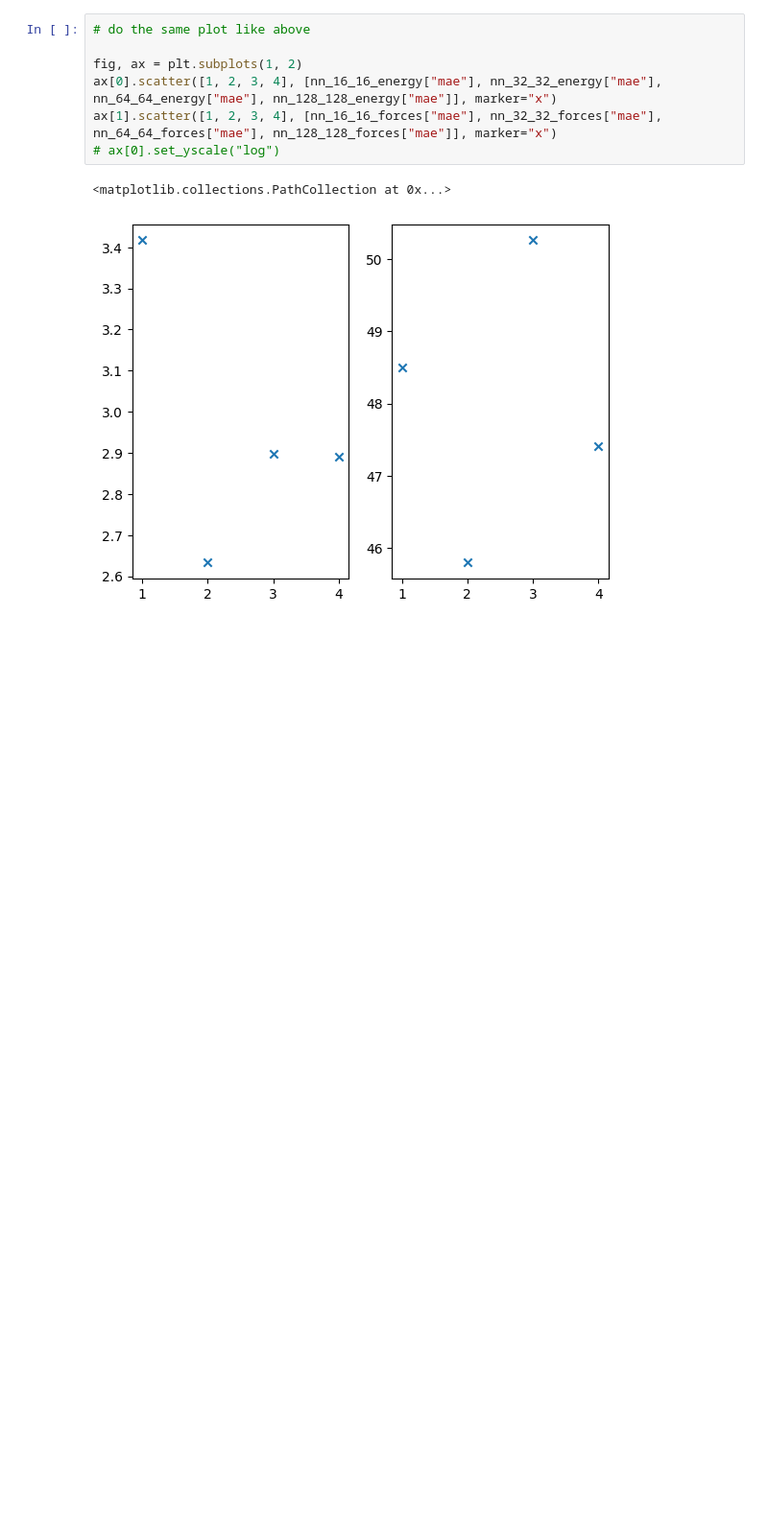
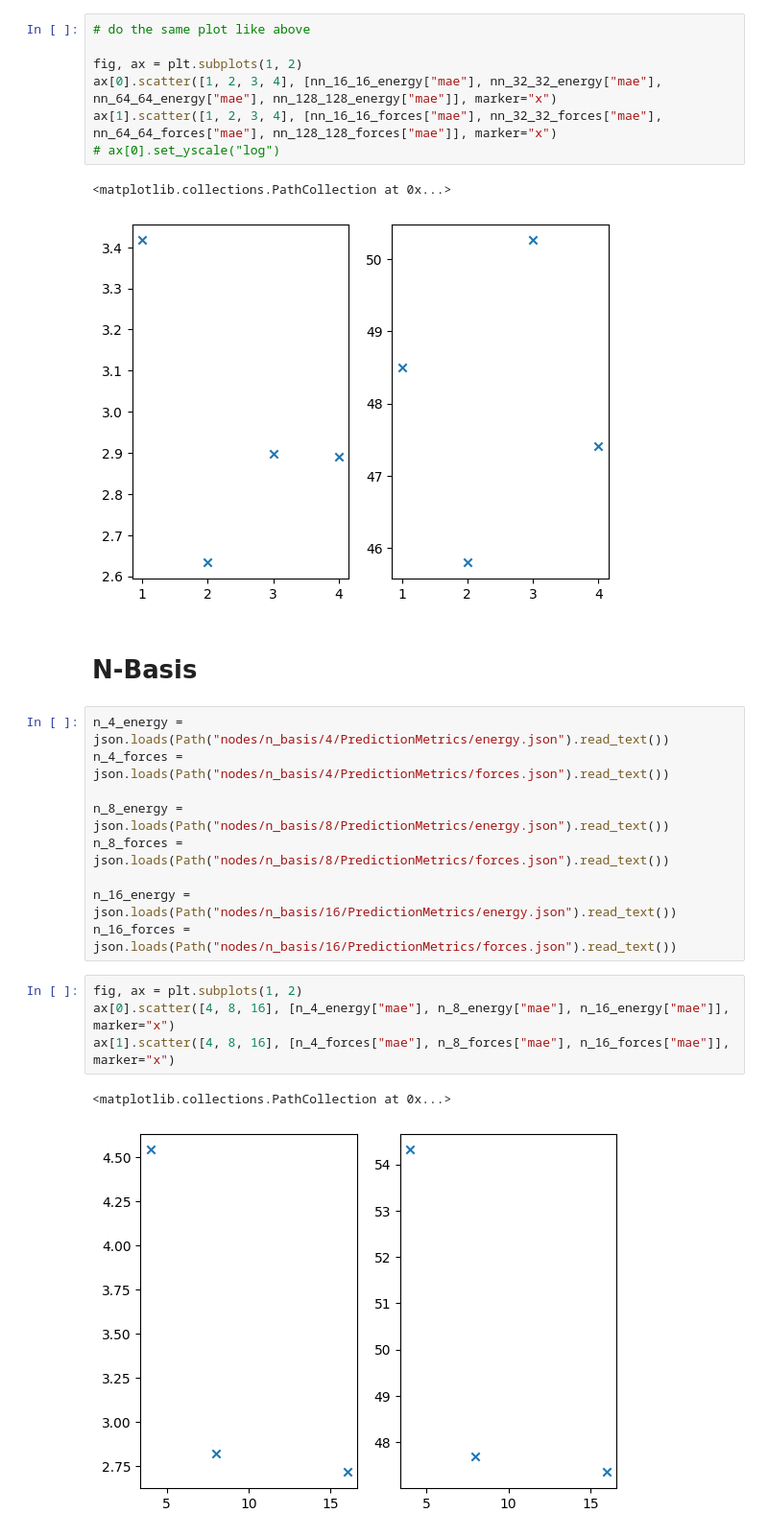
Before and after one commit to PythonFZ/2025-espresso-water, a Jupyter notebook: eval.ipynb, the cells around one changed output. Shown at 96% size. Saved outputs shown, nothing was run; the diff lists cells and outputs as text; blank space fills up the shorter version.

```diff
--- a/eval.ipynb
+++ b/eval.ipynb
@@ -47,3 +47,21 @@ ax[1].scatter([1, 2, 3, 4], [nn_16_16_forces["mae"], nn_32_32_forces["mae"], nn_
 # %% [output]
 <matplotlib.collections.PathCollection at 0x...>
 [figure]
+# %% [markdown]
+# N-Basis
+# %%
+n_4_energy =  json.loads(Path("nodes/n_basis/4/PredictionMetrics/energy.json").read_text())
+n_4_forces =  json.loads(Path("nodes/n_basis/4/PredictionMetrics/forces.json").read_text())
+
+n_8_energy = json.loads(Path("nodes/n_basis/8/PredictionMetrics/energy.json").read_text())
+n_8_forces = json.loads(Path("nodes/n_basis/8/PredictionMetrics/forces.json").read_text())
+
+n_16_energy = json.loads(Path("nodes/n_basis/16/PredictionMetrics/energy.json").read_text())
+n_16_forces = json.loads(Path("nodes/n_basis/16/PredictionMetrics/forces.json").read_text())
+# %%
+fig, ax = plt.subplots(1, 2)
+ax[0].scatter([4, 8, 16], [n_4_energy["mae"], n_8_energy["mae"], n_16_energy["mae"]], marker="x")
+ax[1].scatter([4, 8, 16], [n_4_forces["mae"], n_8_forces["mae"], n_16_forces["mae"]], marker="x")
+# %% [output]
+<matplotlib.collections.PathCollection at 0x...>
+[figure, added]
```
Also changed, not shown: 8 other files.
